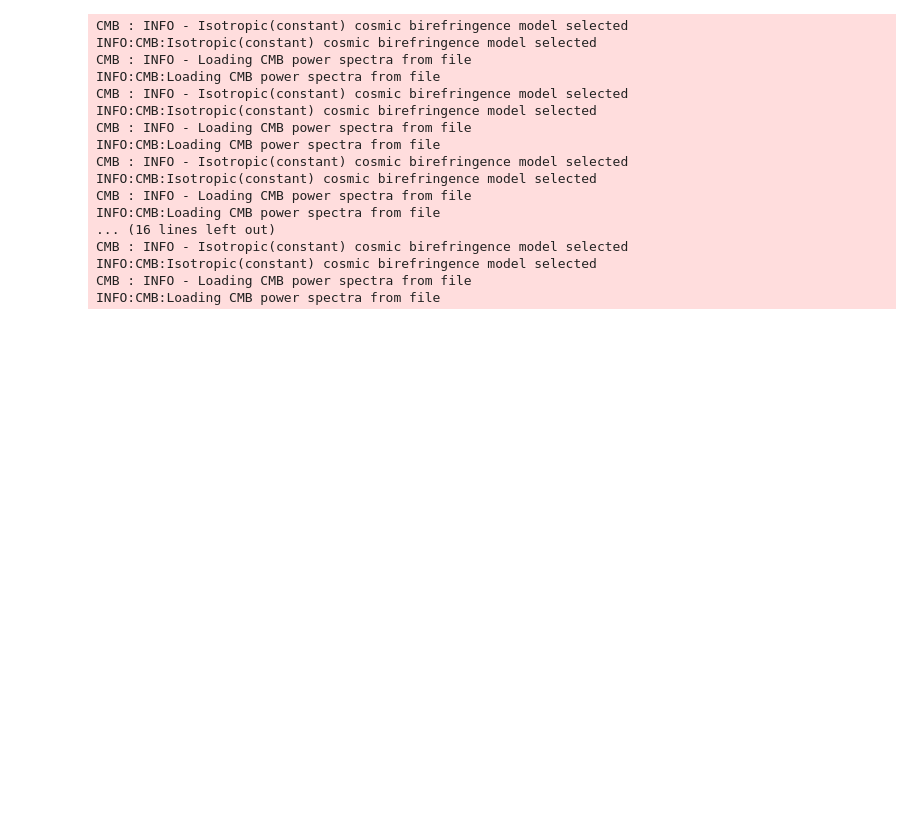
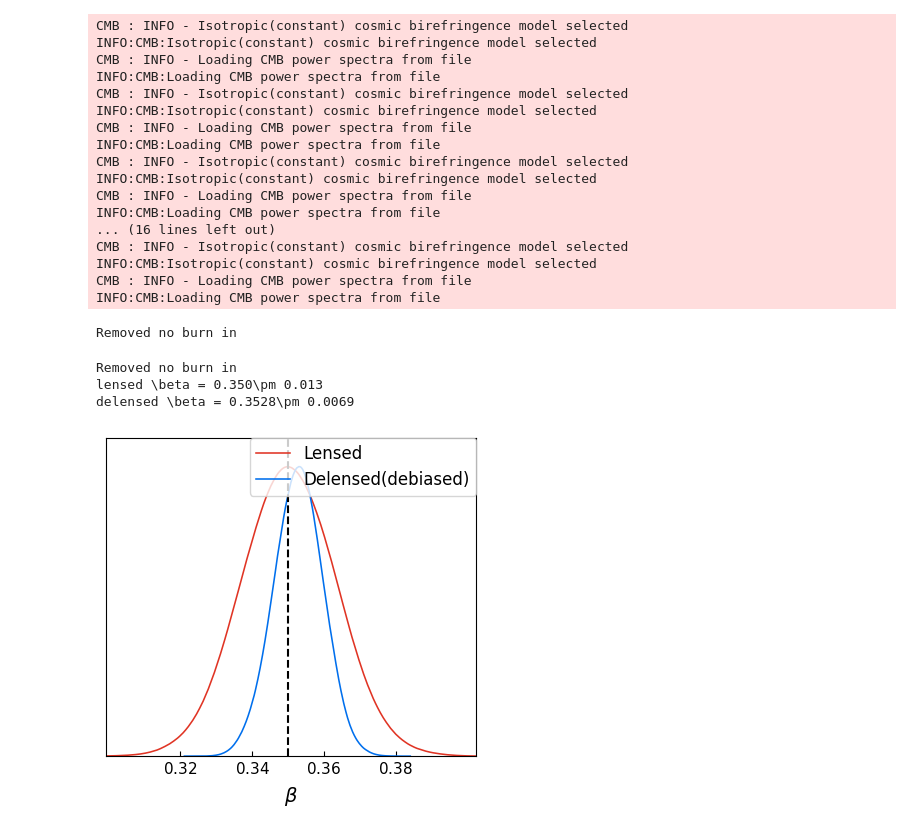
Before and after one commit to antolonappan/DelensCoBi, a Jupyter notebook: examples/likelihood_iso.ipynb, the cells around one changed output. Cells and saved outputs as stored; diff of their text form; code cells hidden in the pictures; blank space fills up the shorter version.

```diff
--- a/examples/likelihood_iso.ipynb
+++ b/examples/likelihood_iso.ipynb
@@ -42,4 +42,13 @@ CMB : INFO - Isotropic(constant) cosmic birefringence model selected
 INFO:CMB:Isotropic(constant) cosmic birefringence model selected
 CMB : INFO - Loading CMB power spectra from file
 INFO:CMB:Loading CMB power spectra from file
+# %%
+lh = Likelihood(basedir,spec,200)
+lh.plot_compare()
+# %% [output]
+Removed no burn in
+Removed no burn in
+lensed \beta = 0.350\pm 0.013
+delensed \beta = 0.3528\pm 0.0069
+[figure, added]
 # %%
```
Also changed, not shown: parts of 13 cells of this notebook, 13 other files.
